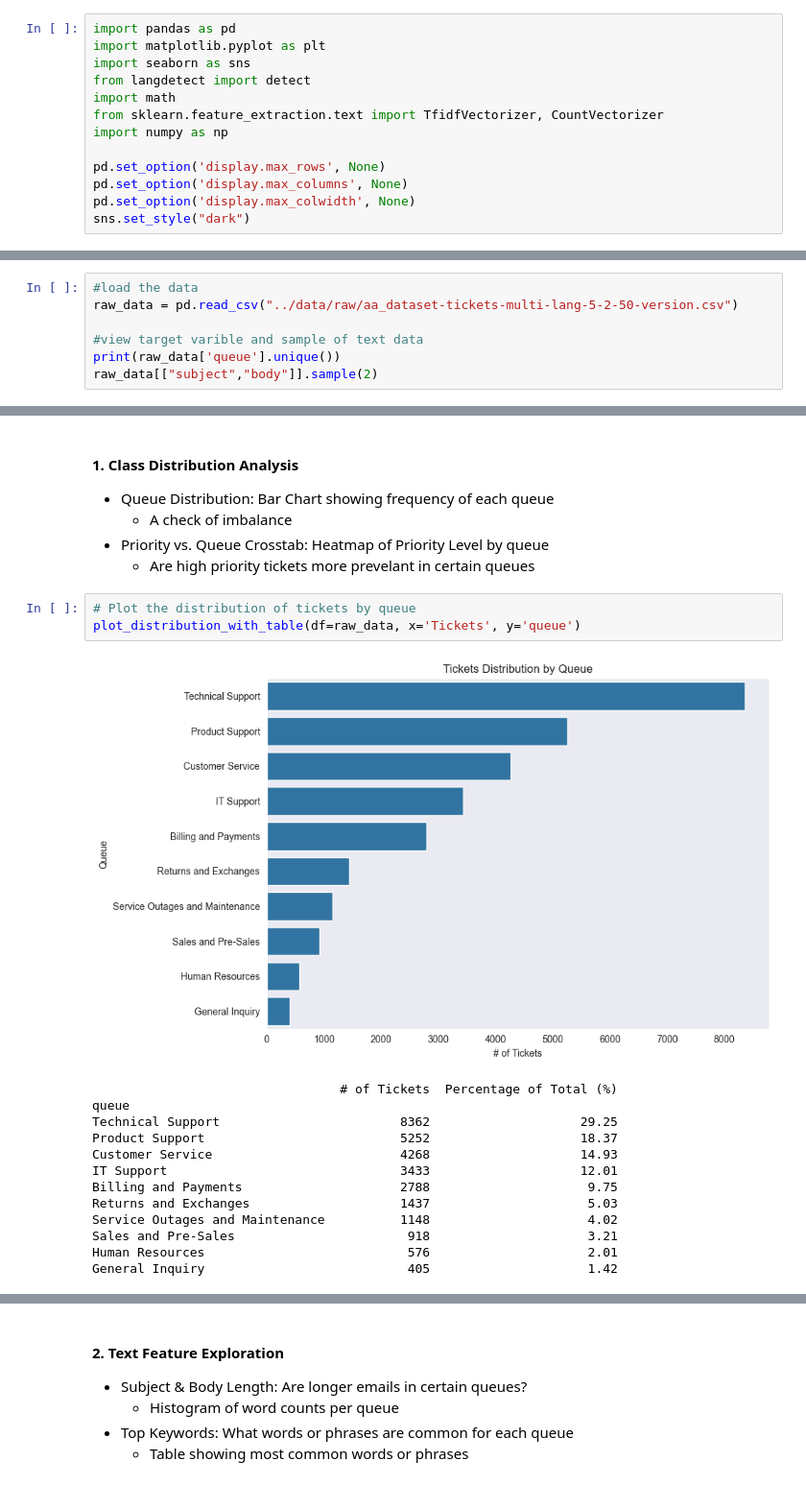
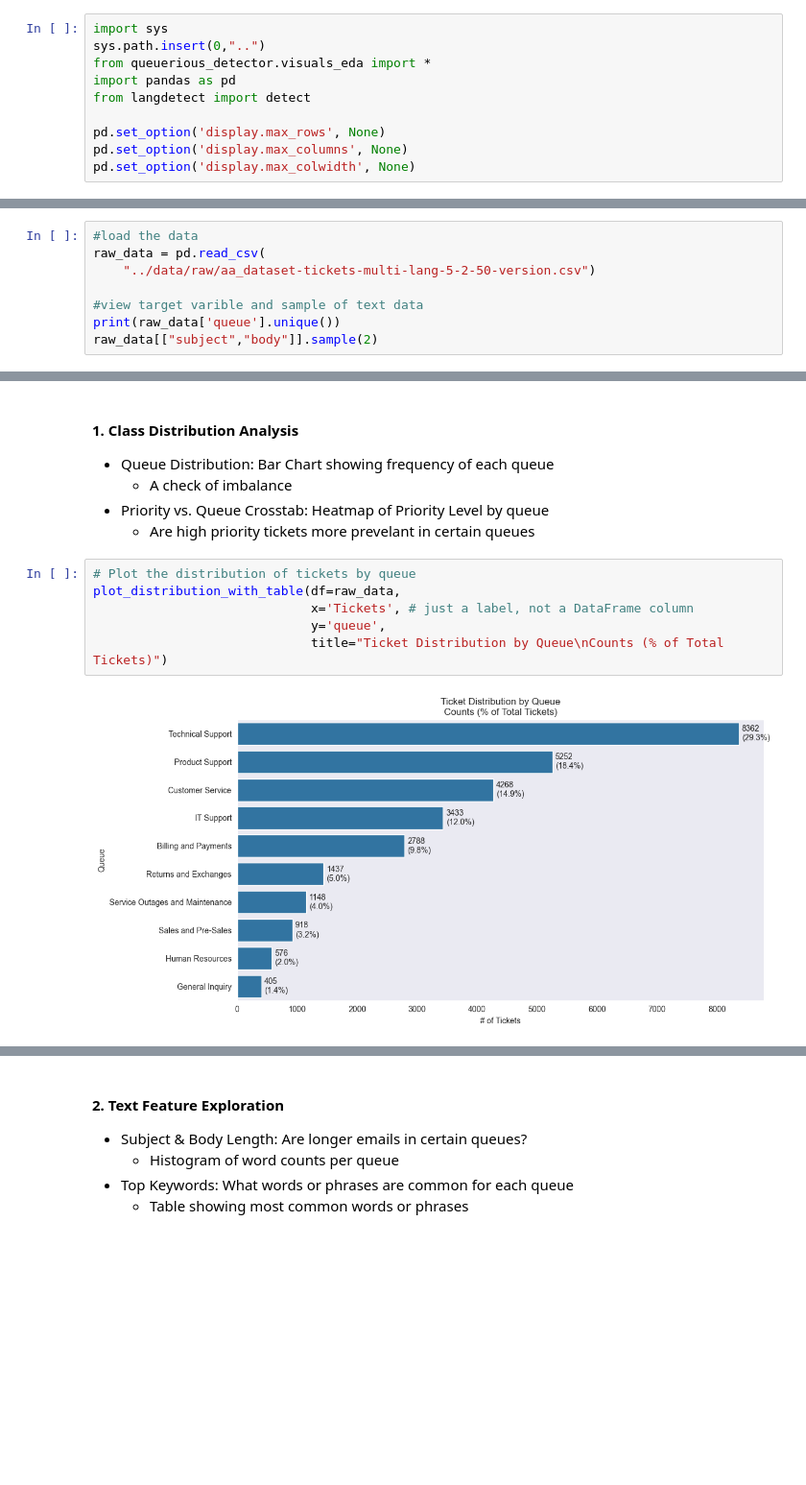
Before and after one commit to dallen014/queuerious_detector, a Jupyter notebook: notebooks/0.03-da-exploration-notebook.ipynb, the cells around one changed output, grey strips where cells are left out. Shown at 96% size. Drawn from its saved outputs; the diff is of its cells as text; blank space fills up the shorter version.

```diff
--- a/notebooks/0.03-da-exploration-notebook.ipynb
+++ b/notebooks/0.03-da-exploration-notebook.ipynb
@@ -1,13 +1,10 @@
 # %%
+import sys
+sys.path.insert(0,"..")
+from queuerious_detector.visuals_eda import *
 import pandas as pd
-import matplotlib.pyplot as plt
-import seaborn as sns
 from langdetect import detect
-import math
-from sklearn.feature_extraction.text import TfidfVectorizer, CountVectorizer
-import numpy as np
 
 pd.set_option('display.max_rows', None)
 pd.set_option('display.max_columns', None)
 pd.set_option('display.max_colwidth', None)
-sns.set_style("dark")
@@ -164,6 +11,7 @@ def top_keywords_per_queue(
 # %%
 #load the data
-raw_data = pd.read_csv("../data/raw/aa_dataset-tickets-multi-lang-5-2-50-version.csv")
+raw_data = pd.read_csv(
+    "../data/raw/aa_dataset-tickets-multi-lang-5-2-50-version.csv")
 
 #view target varible and sample of text data
 print(raw_data['queue'].unique())
@@ -194,18 +42,9 @@ english_data = raw_data[raw_data['detected_language'] == 'en']
     - Are high priority tickets more prevelant in certain queues
 # %%
 # Plot the distribution of tickets by queue
-plot_distribution_with_table(df=raw_data, x='Tickets', y='queue')
+plot_distribution_with_table(df=raw_data,
+                             x='Tickets', # just a label, not a DataFrame column
+                             y='queue',
+                             title="Ticket Distribution by Queue\nCounts (% of Total Tickets)")
 # %% [output]
-[figure, old version]
+[figure, new version]
-                                 # of Tickets  Percentage of Total (%)
-queue
-Technical Support                        8362                    29.25
-Product Support                          5252                    18.37
-Customer Service                         4268                    14.93
-IT Support                               3433                    12.01
-Billing and Payments                     2788                     9.75
-Returns and Exchanges                    1437                     5.03
-Service Outages and Maintenance          1148                     4.02
-Sales and Pre-Sales                       918                     3.21
-Human Resources                           576                     2.01
-General Inquiry                           405                     1.42
```
Also changed, not shown: parts of 25 cells of this notebook, 2 other files.
